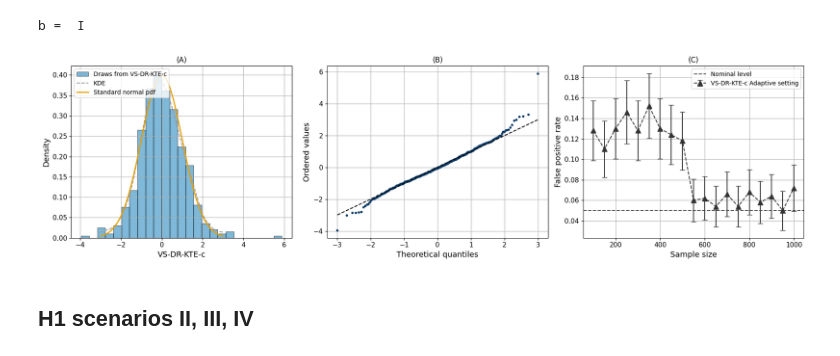
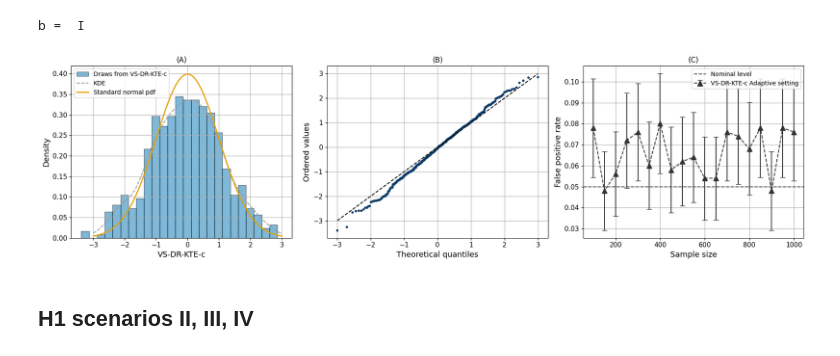
Before and after one commit to houssamzenati/adaptive-KTE, a Jupyter notebook: experiment_adaptive.ipynb, the cells around one changed output. Saved outputs shown, nothing was run; the diff lists cells and outputs as text; code cells hidden in the pictures.

```diff
--- a/experiment_adaptive.ipynb
+++ b/experiment_adaptive.ipynb
@@ -326,9 +621,10 @@ b =  I
 
 # Scenario I adaptive setting
 name_folder_list_adaptive_null = ['results/' + 'adaptive' + '/']
-ns_list_false_null = np.arange(100, 1050, 50)
+ns_list_false_null = ns_list
 ns_array_false_null = np.array(ns_list_false_null)
 b_list_false_null = ['I']
+# methods_false_null = ['VS-DR-KTE_alternating']
 methods_false_null = ['VS-DR-KTE_chronological']
 case_list_false_null = [1]
 
@@ -374,12 +670,13 @@ method_colors = {
 }
 m_dict = {0: "^", 1: "s", 2: "v", 3: "o", 4: "D"}
 m_dict_title = {0: " Adaptive setting", 1: " Observational setting", 2:"Adaptive Setting"}
-method_dict = {'VS-DR-KTE': 'VS-DR-KTE-a', 'VS-DR-KTE_chronological': 'VS-DR-KTE-c', 'DR-xKTE': 'AIPW-xKTE', 'IPW-xKTE': 'IPW-xKTE', 'KTE': 'KTE'}
+method_dict = {'VS-DR-KTE_alternating': 'VS-DR-KTE-a', 'VS-DR-KTE_chronological': 'VS-DR-KTE-c', 'DR-xKTE': 'AIPW-xKTE', 'IPW-xKTE': 'IPW-xKTE', 'KTE': 'KTE'}
 
 # --- Inputs matching your original snippet ---
 case = 1
 b = 'I'
-ns = 750
+ns = 300
+# method = 'VS-DR-KTE_alternating'
 method = 'VS-DR-KTE_chronological'
 experiment = 'adaptive'
 name_folder = f"results/{experiment}/"
@@ -426,9 +723,10 @@ plt.ylabel("Ordered values")
 # ===== (C) FALSE POSITIVE RATE (multi-method) WITH ERROR BARS =====
 plt.subplot(1, 3, 3)
 confidence_level = 0.05
+# method_list = ['VS-DR-KTE_alternating']
 method_list = ['VS-DR-KTE_chronological']
+
 name_folder_list = [f"results/{experiment}/"]
-ns_list = np.arange(100, 1050, 50)
 ns_array = np.array(ns_list)
 
 for k, nf in enumerate(name_folder_list):
@@ -439,34 +737,34 @@ for k, nf in enumerate(name_folder_list):
         for j, ns_val in enumerate(ns_list):
             f = f"{nf}ns{ns_val}b{b}{mth}.csv"
             pvals = d[f]['p_values']
             rejection_proportion[j] = (pvals < confidence_level).mean()
             n_per_file = len(pvals)  # assume constant across ns for varhat
 
         varhat = rejection_proportion * (1 - rejection_proportion) / n_per_file
 
         plt.errorbar(
             x=ns_array,
             y=rejection_proportion,
             yerr=1.96 * np.sqrt(varhat),
             capsize=4,
             marker=m_dict.get(k, "o"),
             markersize=8,
             color=method_colors.get(mth, "#333333"),
             linestyle='--',
             label=method_dict[mth] + m_dict_title[k]
         )
 
 plt.axhline(confidence_level, color=cb_colors["nominal"], linestyle="--", label="Nominal level")
 plt.title("(C)")
 plt.xlabel("Sample size")
 plt.ylabel("False positive rate")
 plt.legend(loc="upper right")
 
 plt.tight_layout()
 plt.savefig(f"plots/REVIEWED_null_dr_adaptive{case}_errorbar.png", bbox_inches='tight')
 plt.show()
 # %% [output]
-[figure, old version]
+[figure, new version]
 # %% [markdown]
 ## H1 scenarios II, III, IV
 # %%
```
Also changed, not shown: parts of 2 cells of this notebook, 1 other file.
